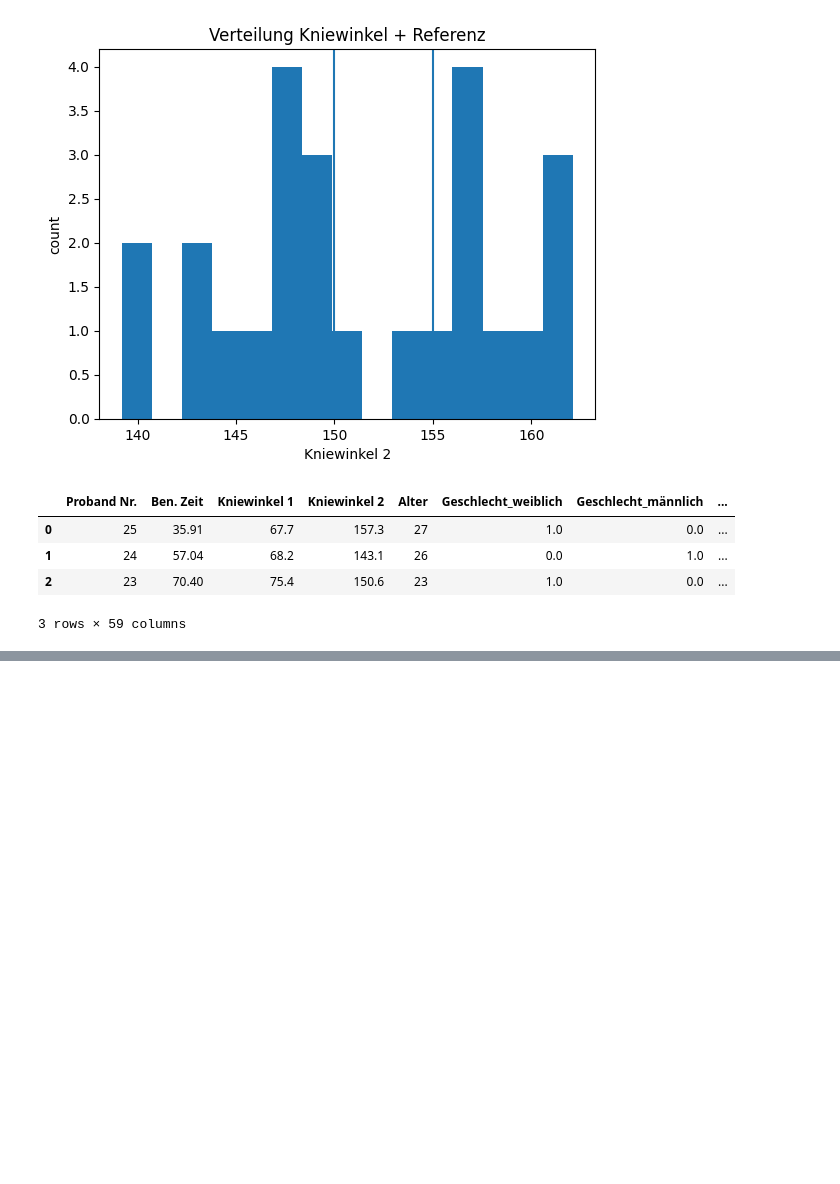
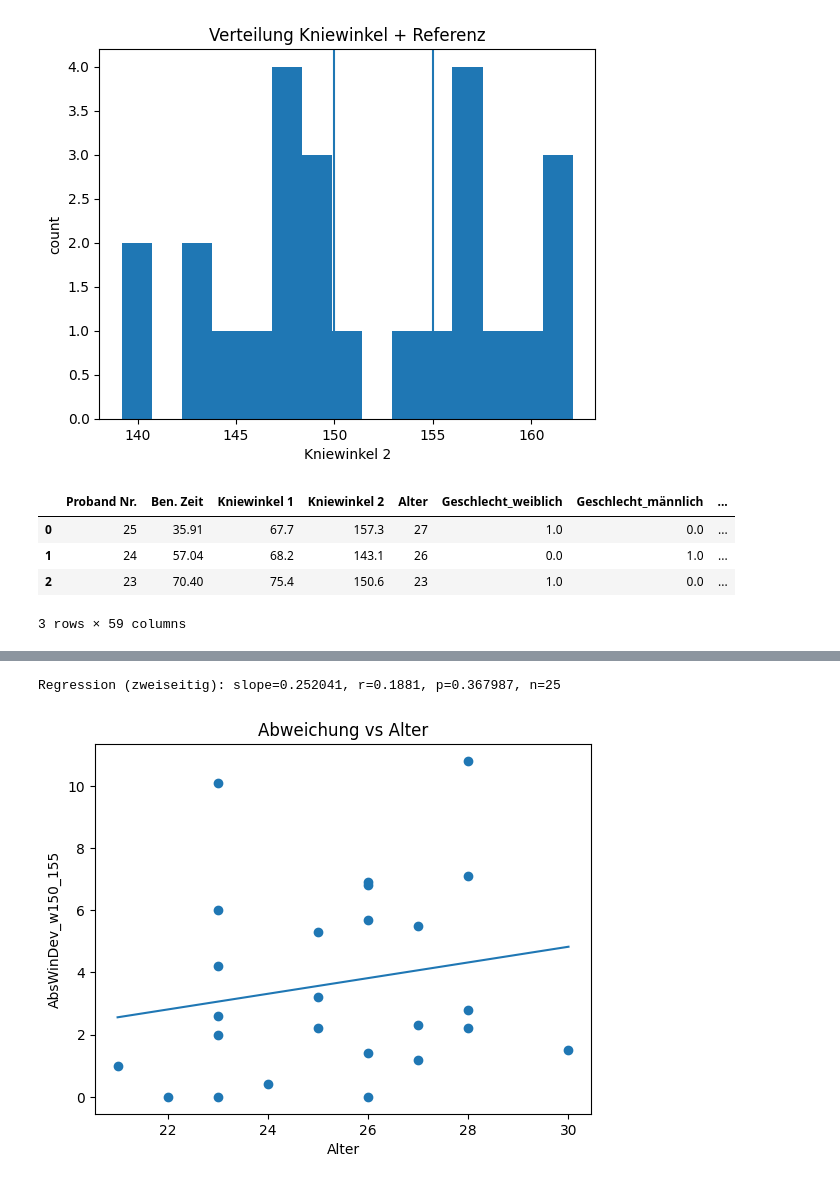
Before and after one commit to WestWoodPrints/MMI_Tool, a Jupyter notebook: Auswertung_V3.ipynb, the cells around one changed output, grey strips where cells are left out. Cells and saved outputs as stored; diff of their text form; code cells hidden in the pictures; blank space fills up the shorter version.

```diff
--- a/Auswertung_V3.ipynb
+++ b/Auswertung_V3.ipynb
@@ -401,0 +348,19 @@ Means: {'weiblich': 3.299999999999997, 'männlich': 3.7578947368421054} | n: {'w
+# %%
+################
+# HYPOTHESE 02 #
+################
+
+sub = df[[YCOL, "Alter"]].dropna()
+res = stats.linregress(sub["Alter"], sub[YCOL])
+
+print(f"Regression (zweiseitig): slope={res.slope:.6f}, r={res.rvalue:.4f}, p={res.pvalue:.6f}, n={len(sub)}")
+
+fig, ax = plt.subplots()
+ax.scatter(sub["Alter"], sub[YCOL])
+xs = np.linspace(sub["Alter"].min(), sub["Alter"].max(), 100)
+ax.plot(xs, res.slope*xs + res.intercept)
+ax.set_xlabel("Alter"); ax.set_ylabel(YCOL); ax.set_title("Abweichung vs Alter")
+plt.show()
+# %% [output]
+Regression (zweiseitig): slope=0.252041, r=0.1881, p=0.367987, n=25
+[figure, added]
```
Also changed, not shown: parts of 20 cells of this notebook, 1 other file.
